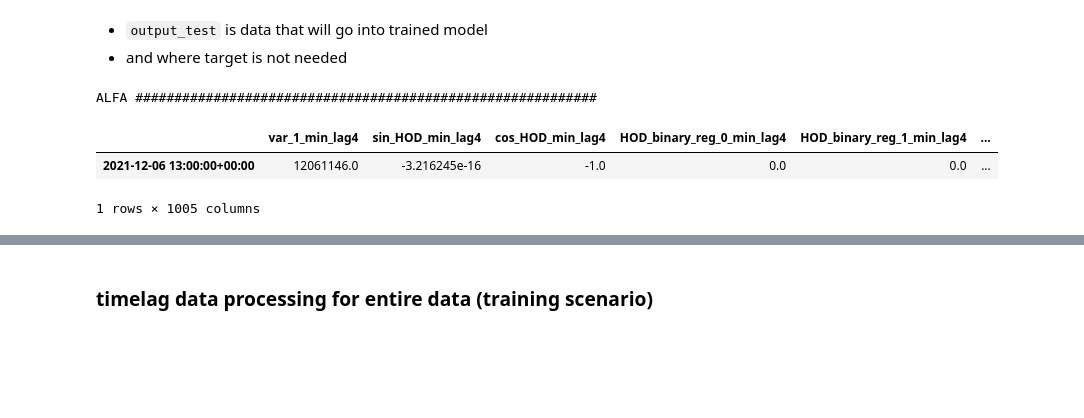
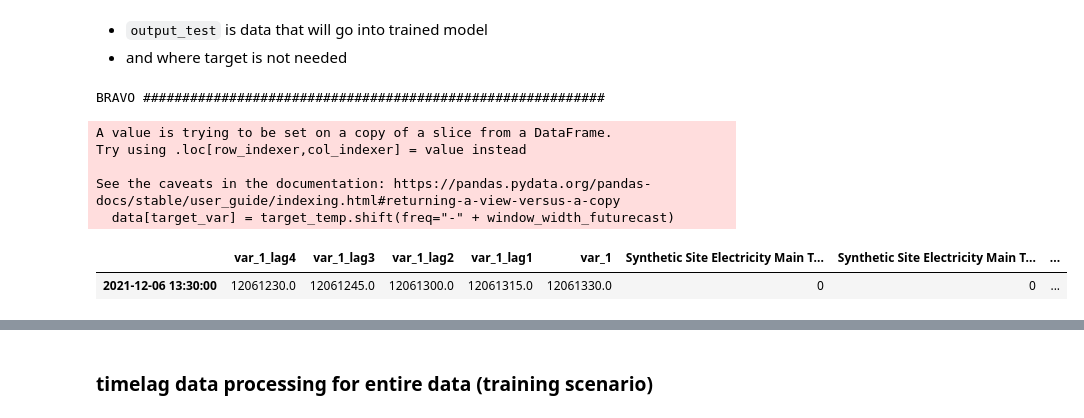
Before and after one commit to NREL/Wattile, a Jupyter notebook: notebooks/exploratory/data_processing_window_width_calc.ipynb, the cells around one changed output, grey strips where cells are left out. Cells and saved outputs as stored; diff of their text form; code cells hidden in the pictures; blank space fills up the shorter version.

```diff
--- a/notebooks/exploratory/data_processing_window_width_calc.ipynb
+++ b/notebooks/exploratory/data_processing_window_width_calc.ipynb
@@ -134,10 +144,10 @@ configs["learning_algorithm"]["use_case"] = "prediction"
 # data = correct_timestamps(configs, data)
 
 # Add time-based features
-data = add_processed_time_columns(data, configs)
+# data = add_processed_time_columns(data, configs)
 
 # Add statistics features
-data = resample_or_rolling_stats(data, configs)
+# data = resample_or_rolling_stats(data, configs)
 
 data
 # %% [output]
@@ -205,18 +221,13 @@ def get_input_window_for_output_time_alfa(datetime):
     config_data_processing = configs["data_processing"]
     lag_interval = config_data_processing["feat_timelag"]["lag_interval"]
     lag_count = config_data_processing["feat_timelag"]["lag_count"]
-    config_input_output_window = config_data_processing["input_output_window"]
-    window_width_futurecast = config_input_output_window["window_width_futurecast"]
 
     # calculating offsets
-    window_start_offset = pd.Timedelta(lag_interval) * lag_count + pd.Timedelta(
-        window_width_futurecast
-    )
-    window_end_offset = pd.Timedelta(window_width_futurecast)
+    window_offset = pd.Timedelta(lag_interval) * lag_count
 
     # calculating start and end time windows for input data
-    prediction_window_start_time = timestamp_cast - window_start_offset
-    prediction_window_end_time = timestamp_cast - window_end_offset
+    prediction_window_start_time = timestamp_cast - window_offset
+    prediction_window_end_time = timestamp_cast
 
     return prediction_window_start_time, prediction_window_end_time
 
@@ -240,16 +251,13 @@ def get_input_window_for_output_time_bravo(datetime):
     config_data_processing = configs["data_processing"]
     lag_interval = config_data_processing["feat_timelag"]["lag_interval"]
     lag_count = config_data_processing["feat_timelag"]["lag_count"]
-    config_input_output_window = config_data_processing["input_output_window"]
-    window_width_futurecast = config_input_output_window["window_width_futurecast"]
 
     # calculating offsets
-    window_start_offset = pd.Timedelta(lag_interval) * lag_count + pd.Timedelta(window_width_futurecast)
-    window_end_offset = pd.Timedelta(window_width_futurecast)
+    window_offset = pd.Timedelta(lag_interval) * lag_count
 
     # calculating start and end time windows for input data
-    prediction_window_start_time = timestamp_cast - window_start_offset
-    prediction_window_end_time = timestamp_cast - window_end_offset
+    prediction_window_start_time = timestamp_cast - window_offset
+    prediction_window_end_time = timestamp_cast
 
     return prediction_window_start_time, prediction_window_end_time
 
@@ -361,11 +368,12 @@ def timelag_predictors(data, configs):
 
     if configs["learning_algorithm"]["use_case"] != "prediction":
         data[target_var] = target.shift(freq="-" + window_width_futurecast)
-    # -------------------------------------------------------------------------------
     else:
+        # -------------------------------------------------------------------------------
         data_groundtruth = copy.deepcopy(data)
         data_groundtruth[target_var] = target.shift(freq="-" + window_width_futurecast)
-    # -------------------------------------------------------------------------------
+        # -------------------------------------------------------------------------------
+        data[target_var] = 0  # dummy
 
     data = data.dropna(how="any")
 
@@ -428,10 +436,16 @@ def timelag_predictors_target(data, configs):
 
     if configs["learning_algorithm"]["use_case"] != "prediction":
         data = pd.concat([data, local], axis=1)
+    else:
+        # -------------------------------------------------------------------------------
+        data_groundtruth = pd.concat([data, local], axis=1)
+        # -------------------------------------------------------------------------------
+        for col in local.columns:
+            data[col] = 0  # dummy
 
     data = data.dropna(how="any")
 
-    return data
+    return data, data_groundtruth
 
 def roll_predictors_target(data, configs):
 
@@ -544,19 +558,23 @@ def roll_predictors_target(data, configs):
 # %%
 if configs["learning_algorithm"]["arch_version"] == "alfa":
     print("ALFA ###########################################################")
-    output_test, output_dummy = timelag_predictors(data_test, configs)
+    output_test, output_test_na = timelag_predictors(data_test, configs)
 
 elif configs["learning_algorithm"]["arch_version"] == "bravo":
     print("BRAVO ###########################################################")
-    output_test, output_dummy = timelag_predictors_target(data_test, configs)
+    output_test, output_test_na = timelag_predictors_target(data_test, configs)
 
 elif configs["learning_algorithm"]["arch_version"] == "charlie":
     print("CHARLIE ###########################################################")
-    output_test, output_dummy = roll_predictors_target(data_test, configs)
+    output_test, output_test_na = roll_predictors_target(data_test, configs)
 
 output_test
 # %% [output]
-ALFA ###########################################################
+BRAVO ###########################################################
+A value is trying to be set on a copy of a slice from a DataFrame.
+Try using .loc[row_indexer,col_indexer] = value instead
+
+See the caveats in the documentation: https://pandas.pydata.org/pandas-docs/stable/user_guide/indexing.html#returning-a-view-versus-a-copy
+  data[target_var] = target_temp.shift(freq="-" + window_width_futurecast)
-|  | var_1_min_lag4 | sin_HOD_min_lag4 | cos_HOD_min_lag4 | HOD_binary_reg_0_min_lag4 | HOD_binary_reg_1_min_lag4 | ... |
-| 2021-12-06 13:00:00+00:00 | 12061146.0 | -3.216245e-16 | -1.0 | 0.0 | 0.0 | ... |
+|  | var_1_lag4 | var_1_lag3 | var_1_lag2 | var_1_lag1 | var_1 | Synthetic Site Electricity Main T... | Synthetic Site Electricity Main T... | ... |
+| 2021-12-06 13:30:00 | 12061230.0 | 12061245.0 | 12061300.0 | 12061315.0 | 12061330.0 | 0 | 0 | ... |
-1 rows × 1005 columns
```
Also changed, not shown: parts of 14 cells of this notebook.
